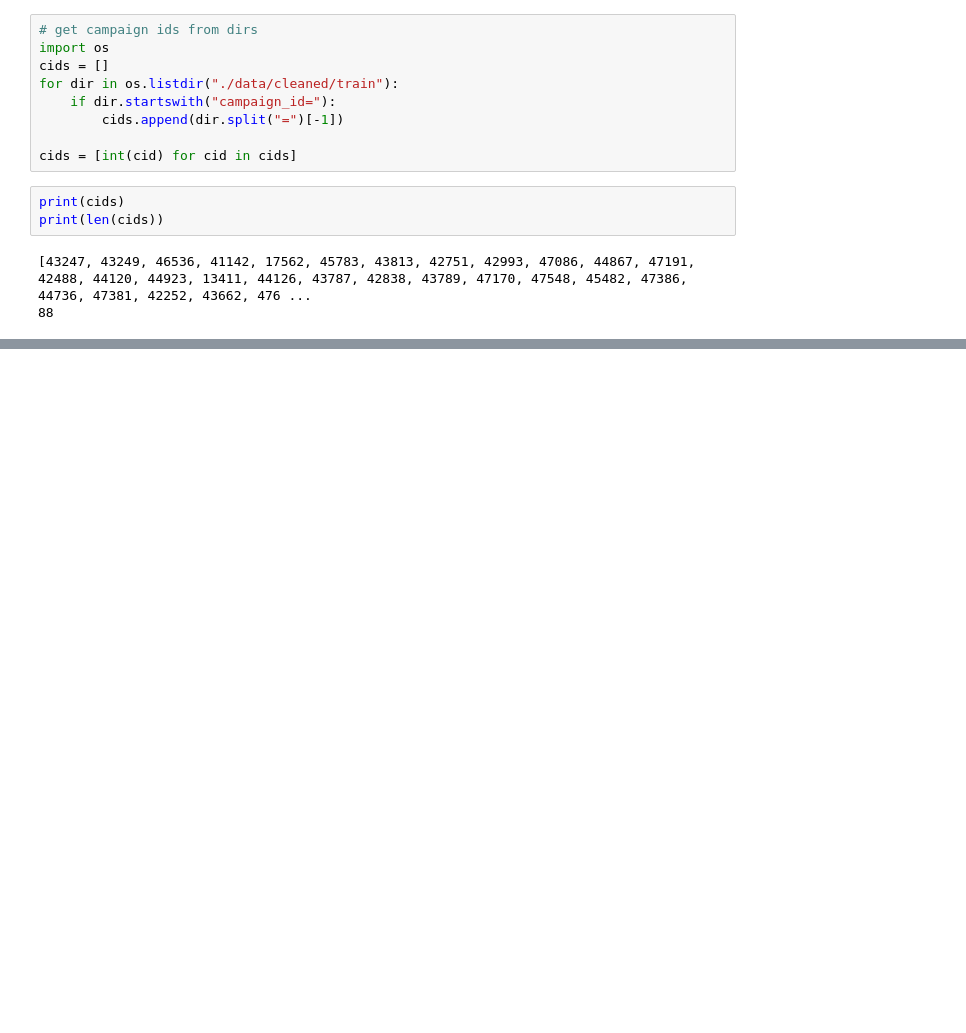
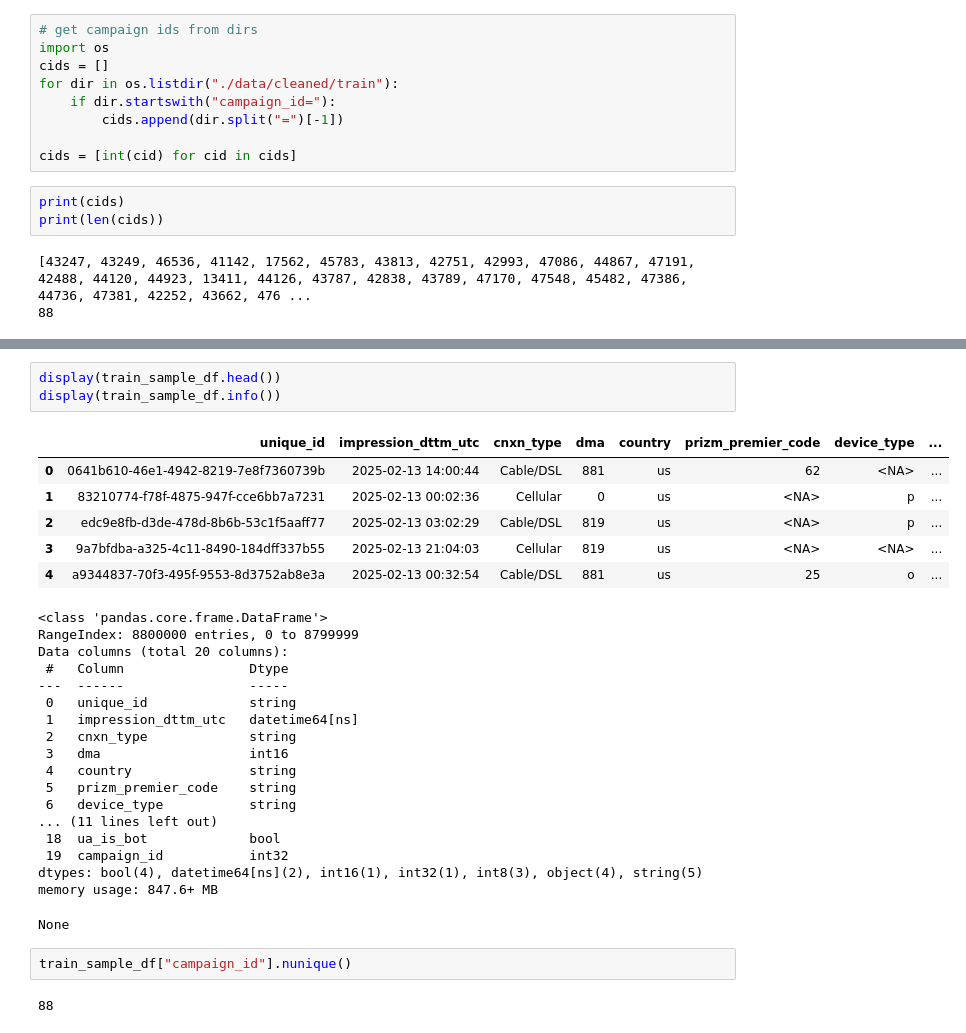
Before and after one commit to paramkpr/AuctioNN, a Jupyter notebook: notebooks/dev.ipynb, the cells around one changed output, grey strips where cells are left out. Drawn from its saved outputs; the diff is of its cells as text; blank space fills up the shorter version.

```diff
--- a/notebooks/dev.ipynb
+++ b/notebooks/dev.ipynb
@@ -540,0 +543,32 @@ train_sample_df = pd.concat(dfs, ignore_index=True)
+# %%
+display(train_sample_df.head())
+display(train_sample_df.info())
+# %% [output]
+|  | unique_id | impression_dttm_utc | cnxn_type | dma | country | prizm_premier_code | device_type | ... |
+| 0 | 0641b610-46e1-4942-8219-7e8f7360739b | 2025-02-13 14:00:44 | Cable/DSL | 881 | us | 62 | <NA> | ... |
+| 1 | 83210774-f78f-4875-947f-cce6bb7a7231 | 2025-02-13 00:02:36 | Cellular | 0 | us | <NA> | p | ... |
+| 2 | edc9e8fb-d3de-478d-8b6b-53c1f5aaff77 | 2025-02-13 03:02:29 | Cable/DSL | 819 | us | <NA> | p | ... |
+| 3 | 9a7bfdba-a325-4c11-8490-184dff337b55 | 2025-02-13 21:04:03 | Cellular | 819 | us | <NA> | <NA> | ... |
+| 4 | a9344837-70f3-495f-9553-8d3752ab8e3a | 2025-02-13 00:32:54 | Cable/DSL | 881 | us | 25 | o | ... |
+<class 'pandas.core.frame.DataFrame'>
+RangeIndex: 8800000 entries, 0 to 8799999
+Data columns (total 20 columns):
+ #   Column                Dtype
+---  ------                -----
+ 0   unique_id             string
+ 1   impression_dttm_utc   datetime64[ns]
+ 2   cnxn_type             string
+ 3   dma                   int16
+ 4   country               string
+ 5   prizm_premier_code    string
+ 6   device_type           string
+... (11 lines left out)
+ 18  ua_is_bot             bool
+ 19  campaign_id           int32
+dtypes: bool(4), datetime64[ns](2), int16(1), int32(1), int8(3), object(4), string(5)
+memory usage: 847.6+ MB
+None
+# %%
+train_sample_df["campaign_id"].nunique()
+# %% [output]
+88
```
Also changed, not shown: parts of 2 cells of this notebook, 1 other file.
